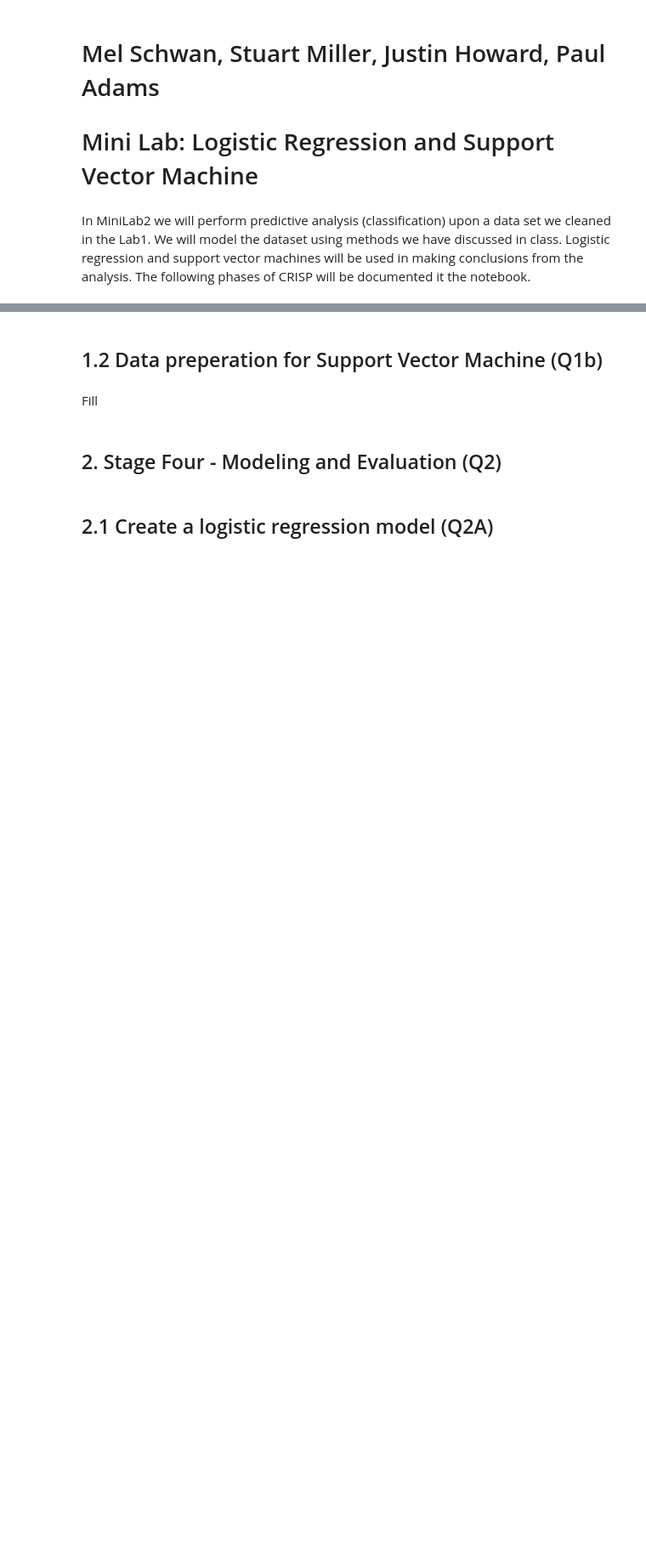
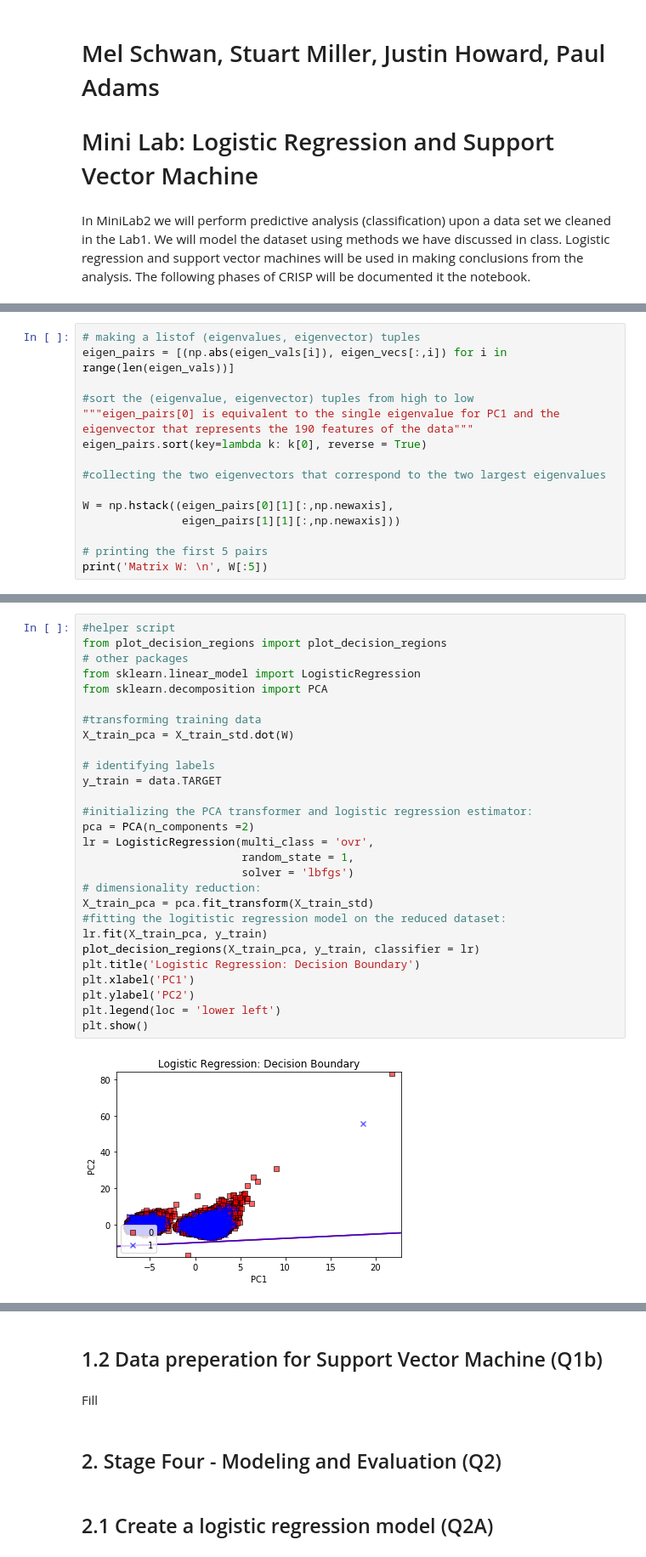
Before and after one commit to sjmiller8182/home-credit-default-risk, a Jupyter notebook: MiniLab_Logistic_Regression_and_SVM-DM.ipynb, the cells around one changed output, grey strips where cells are left out. Shown at 85% size. Drawn from its saved outputs; the diff is of its cells as text; blank space fills up the shorter version.

```diff
--- a/MiniLab_Logistic_Regression_and_SVM-DM.ipynb
+++ b/MiniLab_Logistic_Regression_and_SVM-DM.ipynb
@@ -33,0 +193,15 @@ Through additional data analysis we have discovered that we can increase the pre
+# %%
+# making a listof (eigenvalues, eigenvector) tuples
+eigen_pairs = [(np.abs(eigen_vals[i]), eigen_vecs[:,i]) for i in range(len(eigen_vals))]
+
+#sort the (eigenvalue, eigenvector) tuples from high to low
+"""eigen_pairs[0] is equivalent to the single eigenvalue for PC1 and the eigenvector that represents the 190 features of the data"""
+eigen_pairs.sort(key=lambda k: k[0], reverse = True)
+
+#collecting the two eigenvectors that correspond to the two largest eigenvalues
+
+W = np.hstack((eigen_pairs[0][1][:,np.newaxis],
+               eigen_pairs[1][1][:,np.newaxis]))
+
+# printing the first 5 pairs
+print('Matrix W: \n', W[:5])
@@ -33,0 +217,30 @@ Through additional data analysis we have discovered that we can increase the pre
+# %%
+#helper script
+from plot_decision_regions import plot_decision_regions
+# other packages
+from sklearn.linear_model import LogisticRegression
+from sklearn.decomposition import PCA
+
+#transforming training data
+X_train_pca = X_train_std.dot(W)
+
+# identifying labels
+y_train = data.TARGET
+
+#initializing the PCA transformer and logistic regression estimator:
+pca = PCA(n_components =2)
+lr = LogisticRegression(multi_class = 'ovr',
+                        random_state = 1,
+                        solver = 'lbfgs')
+# dimensionality reduction:
+X_train_pca = pca.fit_transform(X_train_std)
+#fitting the logitistic regression model on the reduced dataset:
+lr.fit(X_train_pca, y_train)
+plot_decision_regions(X_train_pca, y_train, classifier = lr)
+plt.title('Logistic Regression: Decision Boundary')
+plt.xlabel('PC1')
+plt.ylabel('PC2')
+plt.legend(loc = 'lower left')
+plt.show()
+# %% [output]
+[figure, added]
```
Also changed, not shown: parts of 28 cells of this notebook, 1 other file.
